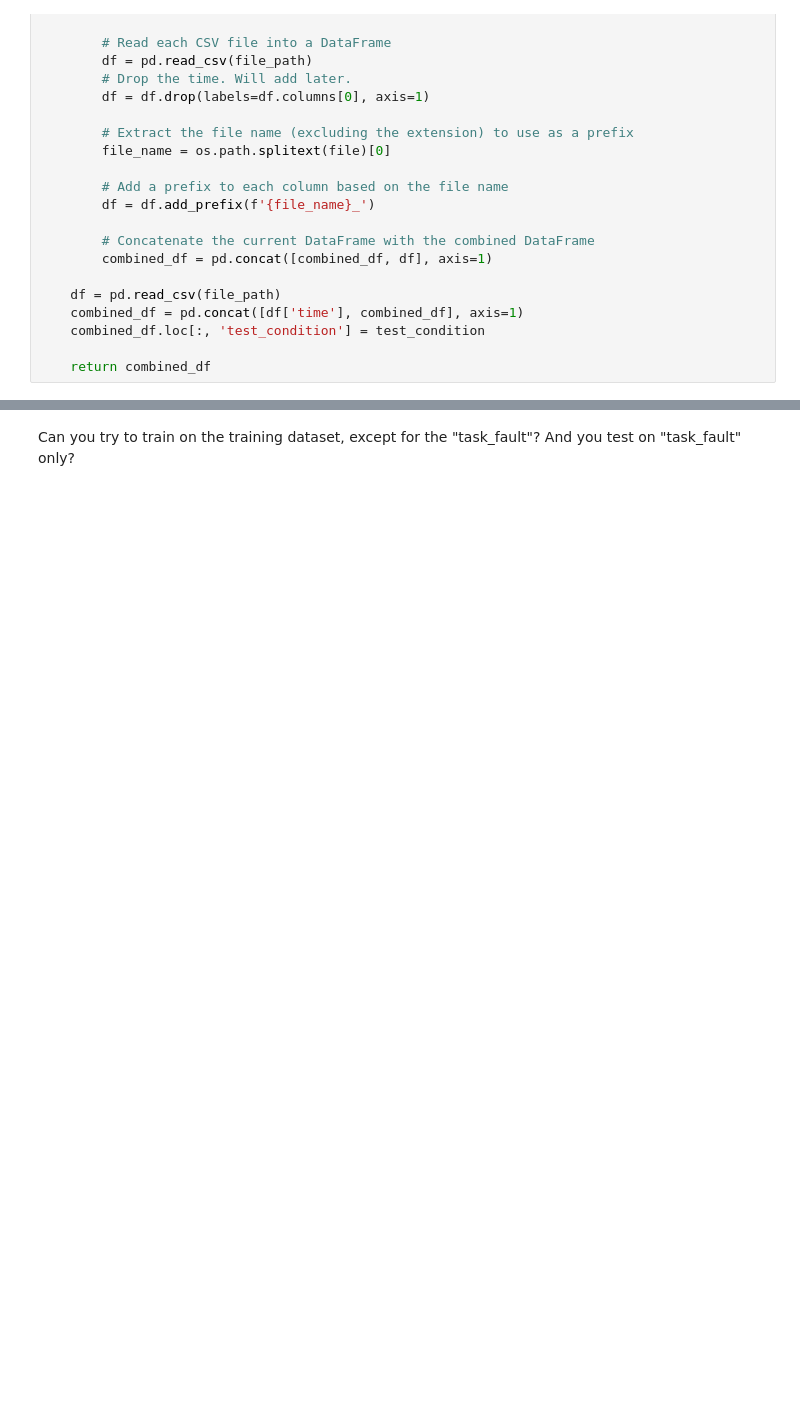
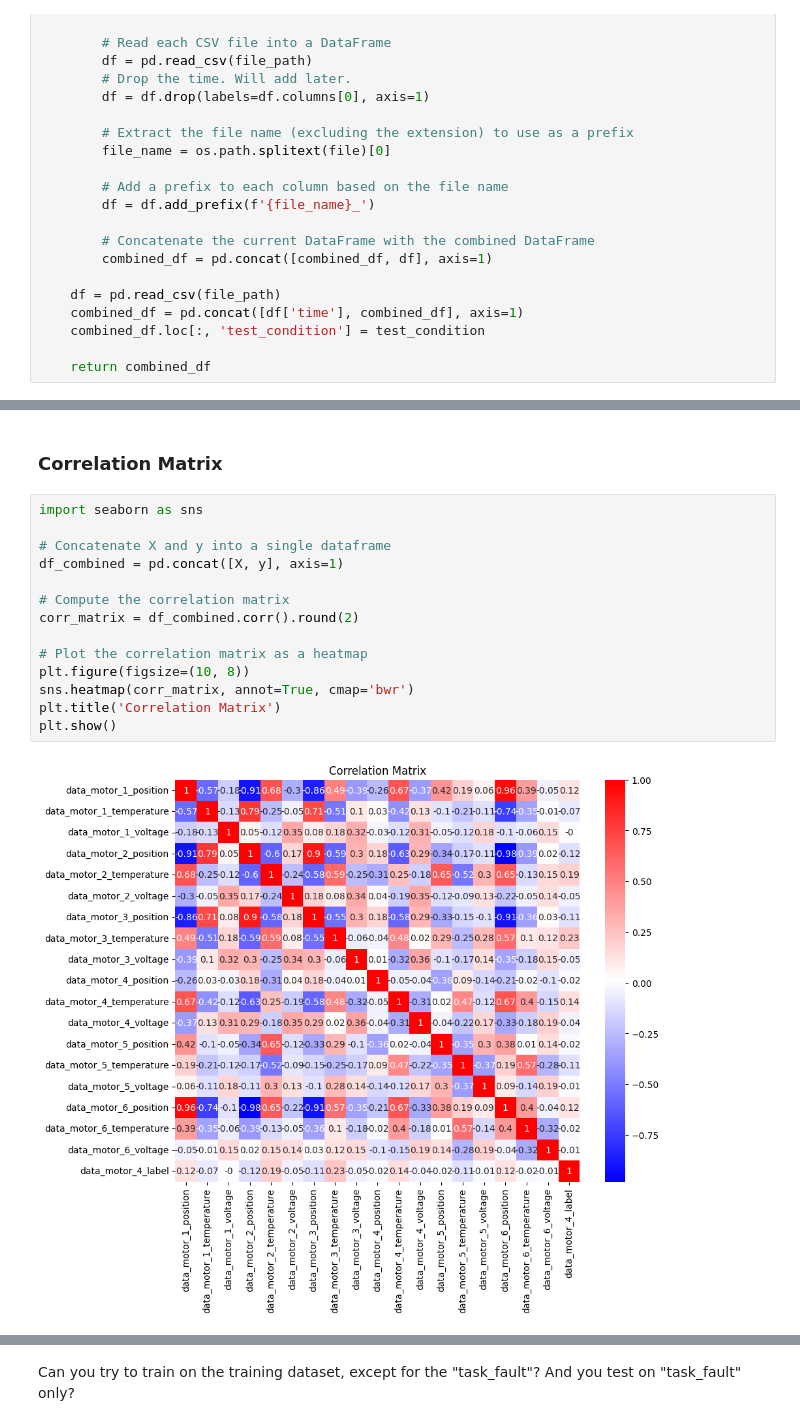
Before and after one commit to sonic160/digital_twin_robot, a Jupyter notebook: course_project_DARR/WP3_Data challenge preparation/supports/fault_detection_model_developement/create_a_simple_mdl.ipynb, the cells around one changed output, grey strips where cells are left out. Drawn from its saved outputs; the diff is of its cells as text; blank space fills up the shorter version.

```diff
--- a/course_project_DARR/WP3_Data challenge preparation/supports/fault_detection_model_developement/create_a_simple_mdl.ipynb
+++ b/course_project_DARR/WP3_Data challenge preparation/supports/fault_detection_model_developement/create_a_simple_mdl.ipynb
@@ -87,0 +107,18 @@ plt.show()
+# %% [markdown]
+### Correlation Matrix
+# %%
+import seaborn as sns
+
+# Concatenate X and y into a single dataframe
+df_combined = pd.concat([X, y], axis=1)
+
+# Compute the correlation matrix
+corr_matrix = df_combined.corr().round(2)
+
+# Plot the correlation matrix as a heatmap
+plt.figure(figsize=(10, 8))
+sns.heatmap(corr_matrix, annot=True, cmap='bwr')
+plt.title('Correlation Matrix')
+plt.show()
+# %% [output]
+[figure, added]
```
Also changed, not shown: parts of 15 cells of this notebook, 2 other files.
